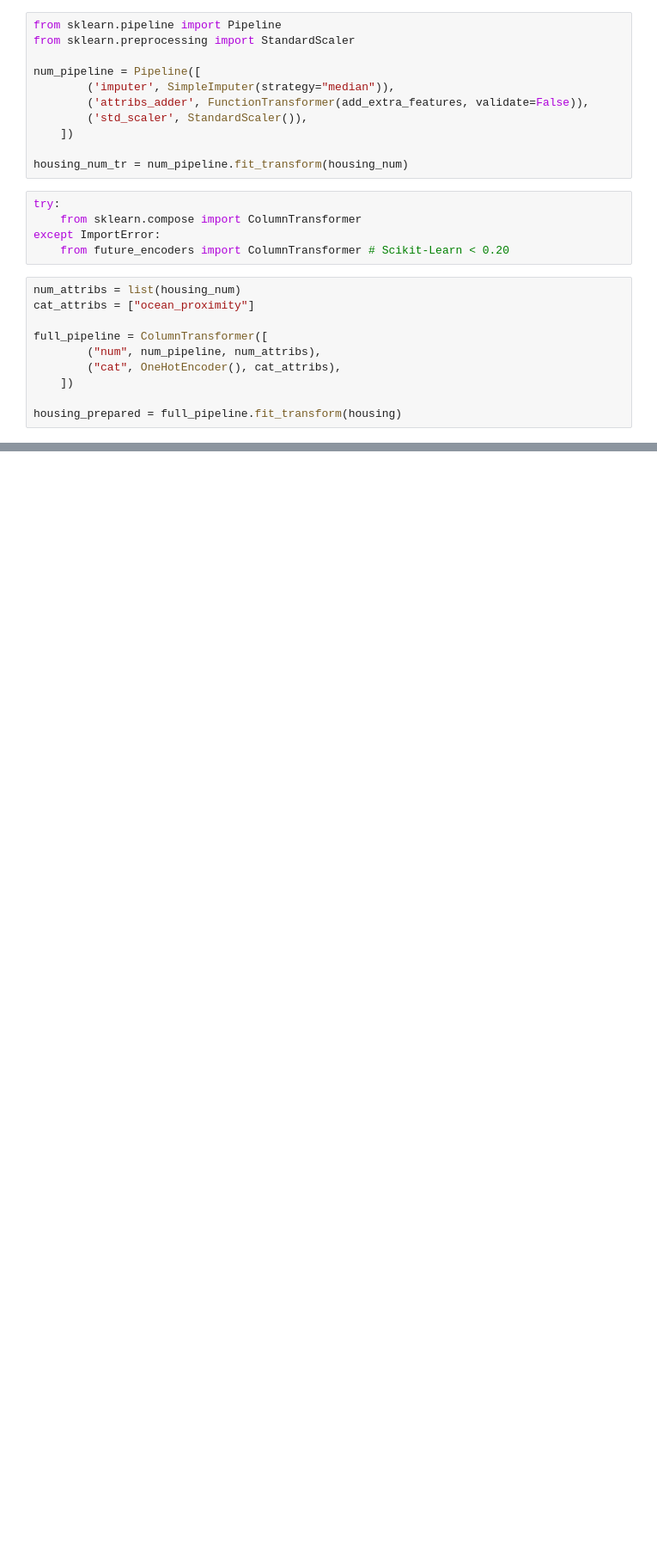
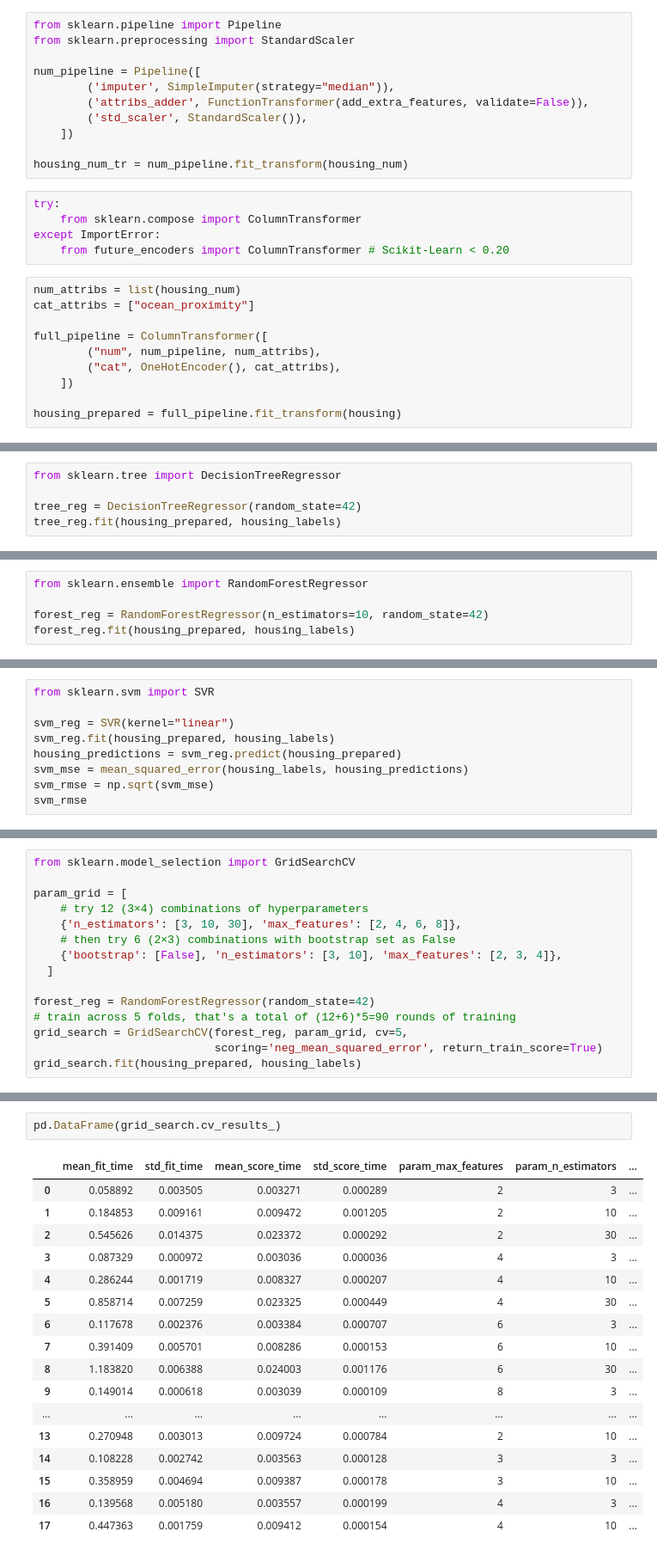
Before and after one commit to netisheth/Machine-Learning, a Jupyter notebook: 02 - End-to-end Machine Learning project.ipynb, the cells around one changed output, grey strips where cells are left out. Shown: that part at 86% size. Drawn from its saved outputs; the diff is of its cells as text; blank space fills up the shorter version.

```diff
--- a/02 - End-to-end Machine Learning project.ipynb
+++ b/02 - End-to-end Machine Learning project.ipynb
@@ -595,0 +635,5 @@ housing_prepared = full_pipeline.fit_transform(housing)
+# %%
+from sklearn.tree import DecisionTreeRegressor
+
+tree_reg = DecisionTreeRegressor(random_state=42)
+tree_reg.fit(housing_prepared, housing_labels)
@@ -595,0 +686,5 @@ housing_prepared = full_pipeline.fit_transform(housing)
+# %%
+from sklearn.ensemble import RandomForestRegressor
+
+forest_reg = RandomForestRegressor(n_estimators=10, random_state=42)
+forest_reg.fit(housing_prepared, housing_labels)
@@ -595,0 +732,9 @@ housing_prepared = full_pipeline.fit_transform(housing)
+# %%
+from sklearn.svm import SVR
+
+svm_reg = SVR(kernel="linear")
+svm_reg.fit(housing_prepared, housing_labels)
+housing_predictions = svm_reg.predict(housing_prepared)
+svm_mse = mean_squared_error(housing_labels, housing_predictions)
+svm_rmse = np.sqrt(svm_mse)
+svm_rmse
@@ -595,0 +743,15 @@ housing_prepared = full_pipeline.fit_transform(housing)
+# %%
+from sklearn.model_selection import GridSearchCV
+
+param_grid = [
+    # try 12 (3×4) combinations of hyperparameters
+    {'n_estimators': [3, 10, 30], 'max_features': [2, 4, 6, 8]},
+    # then try 6 (2×3) combinations with bootstrap set as False
+    {'bootstrap': [False], 'n_estimators': [3, 10], 'max_features': [2, 3, 4]},
+  ]
+
+forest_reg = RandomForestRegressor(random_state=42)
+# train across 5 folds, that's a total of (12+6)*5=90 rounds of training
+grid_search = GridSearchCV(forest_reg, param_grid, cv=5,
+                           scoring='neg_mean_squared_error', return_train_score=True)
+grid_search.fit(housing_prepared, housing_labels)
@@ -595,0 +813,20 @@ housing_prepared = full_pipeline.fit_transform(housing)
+# %%
+pd.DataFrame(grid_search.cv_results_)
+# %% [output]
+|  | mean_fit_time | std_fit_time | mean_score_time | std_score_time | param_max_features | param_n_estimators | ... |
+| 0 | 0.058892 | 0.003505 | 0.003271 | 0.000289 | 2 | 3 | ... |
+| 1 | 0.184853 | 0.009161 | 0.009472 | 0.001205 | 2 | 10 | ... |
+| 2 | 0.545626 | 0.014375 | 0.023372 | 0.000292 | 2 | 30 | ... |
+| 3 | 0.087329 | 0.000972 | 0.003036 | 0.000036 | 4 | 3 | ... |
+| 4 | 0.286244 | 0.001719 | 0.008327 | 0.000207 | 4 | 10 | ... |
+| 5 | 0.858714 | 0.007259 | 0.023325 | 0.000449 | 4 | 30 | ... |
+| 6 | 0.117678 | 0.002376 | 0.003384 | 0.000707 | 6 | 3 | ... |
+| 7 | 0.391409 | 0.005701 | 0.008286 | 0.000153 | 6 | 10 | ... |
+| 8 | 1.183820 | 0.006388 | 0.024003 | 0.001176 | 6 | 30 | ... |
+| 9 | 0.149014 | 0.000618 | 0.003039 | 0.000109 | 8 | 3 | ... |
+| ... | ... | ... | ... | ... | ... | ... | ... |
+| 13 | 0.270948 | 0.003013 | 0.009724 | 0.000784 | 2 | 10 | ... |
+| 14 | 0.108228 | 0.002742 | 0.003563 | 0.000128 | 3 | 3 | ... |
+| 15 | 0.358959 | 0.004694 | 0.009387 | 0.000178 | 3 | 10 | ... |
+| 16 | 0.139568 | 0.005180 | 0.003557 | 0.000199 | 4 | 3 | ... |
+| 17 | 0.447363 | 0.001759 | 0.009412 | 0.000154 | 4 | 10 | ... |
```
Also changed, not shown: parts of 31 cells of this notebook.
